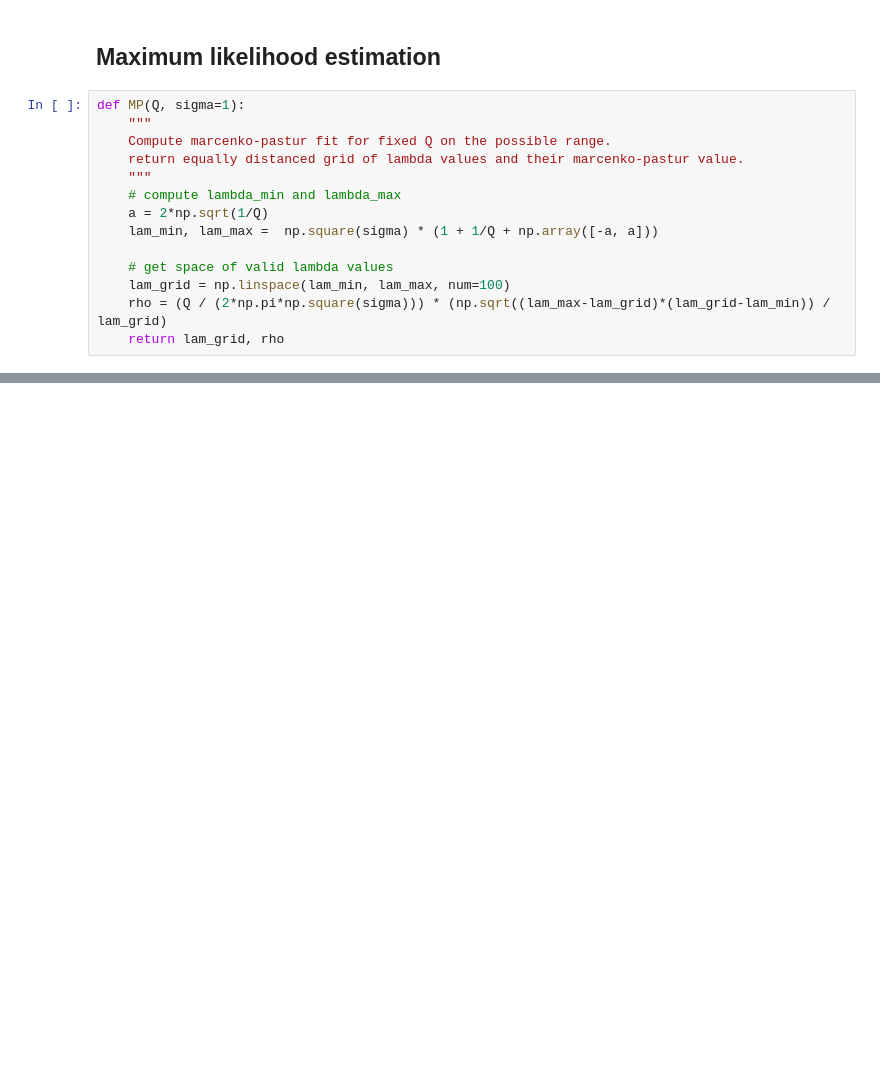
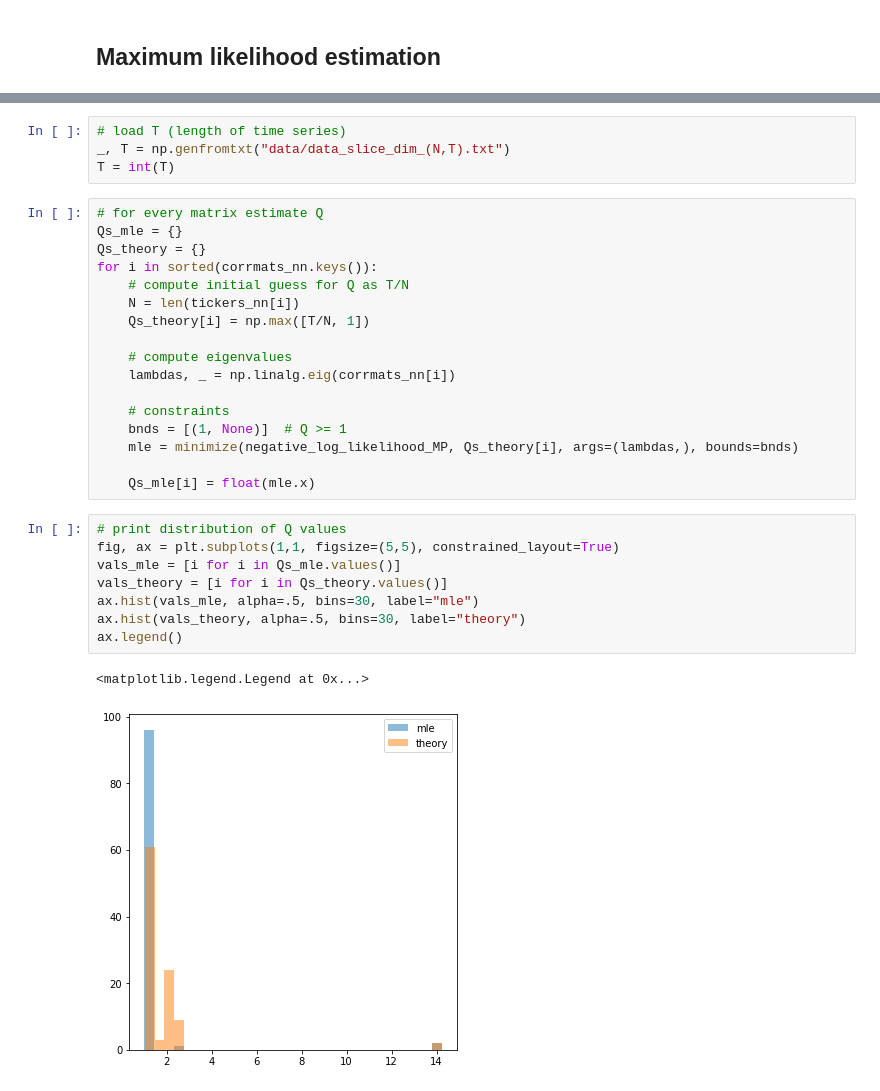
Before and after one commit to marcodipanfilo/network_science_project, a Jupyter notebook: mle_of_Q.ipynb, the cells around one changed output, grey strips where cells are left out. Cells and saved outputs as stored; diff of their text form; blank space fills up the shorter version.

Commit message:
mle started (other q values ready)

```diff
--- a/mle_of_Q.ipynb
+++ b/mle_of_Q.ipynb
@@ -41,16 +41,2 @@ ax.legend()
 # %% [markdown]
 ## Maximum likelihood estimation
-# %%
-def MP(Q, sigma=1):
-    """
-    Compute marcenko-pastur fit for fixed Q on the possible range.
-    return equally distanced grid of lambda values and their marcenko-pastur value.
-    """
-    # compute lambda_min and lambda_max
-    a = 2*np.sqrt(1/Q)
-    lam_min, lam_max =  np.square(sigma) * (1 + 1/Q + np.array([-a, a]))
-
-    # get space of valid lambda values
-    lam_grid = np.linspace(lam_min, lam_max, num=100)
-    rho = (Q / (2*np.pi*np.square(sigma))) * (np.sqrt((lam_max-lam_grid)*(lam_grid-lam_min)) / lam_grid)
-    return lam_grid, rho
@@ -60,0 +73,32 @@ for i in sorted(corrmats_nn.keys()):
+# %%
+# load T (length of time series)
+_, T = np.genfromtxt("data/data_slice_dim_(N,T).txt")
+T = int(T)
+# %%
+# for every matrix estimate Q
+Qs_mle = {}
+Qs_theory = {}
+for i in sorted(corrmats_nn.keys()):
+    # compute initial guess for Q as T/N
+    N = len(tickers_nn[i])
+    Qs_theory[i] = np.max([T/N, 1])
+
+    # compute eigenvalues
+    lambdas, _ = np.linalg.eig(corrmats_nn[i])
+
+    # constraints
+    bnds = [(1, None)]  # Q >= 1
+    mle = minimize(negative_log_likelihood_MP, Qs_theory[i], args=(lambdas,), bounds=bnds)
+
+    Qs_mle[i] = float(mle.x)
+# %%
+# print distribution of Q values
+fig, ax = plt.subplots(1,1, figsize=(5,5), constrained_layout=True)
+vals_mle = [i for i in Qs_mle.values()]
+vals_theory = [i for i in Qs_theory.values()]
+ax.hist(vals_mle, alpha=.5, bins=30, label="mle")
+ax.hist(vals_theory, alpha=.5, bins=30, label="theory")
+ax.legend()
+# %% [output]
+<matplotlib.legend.Legend at 0x...>
+[figure, added]
```
Also changed, not shown: parts of 4 cells of this notebook, 2 other files.
